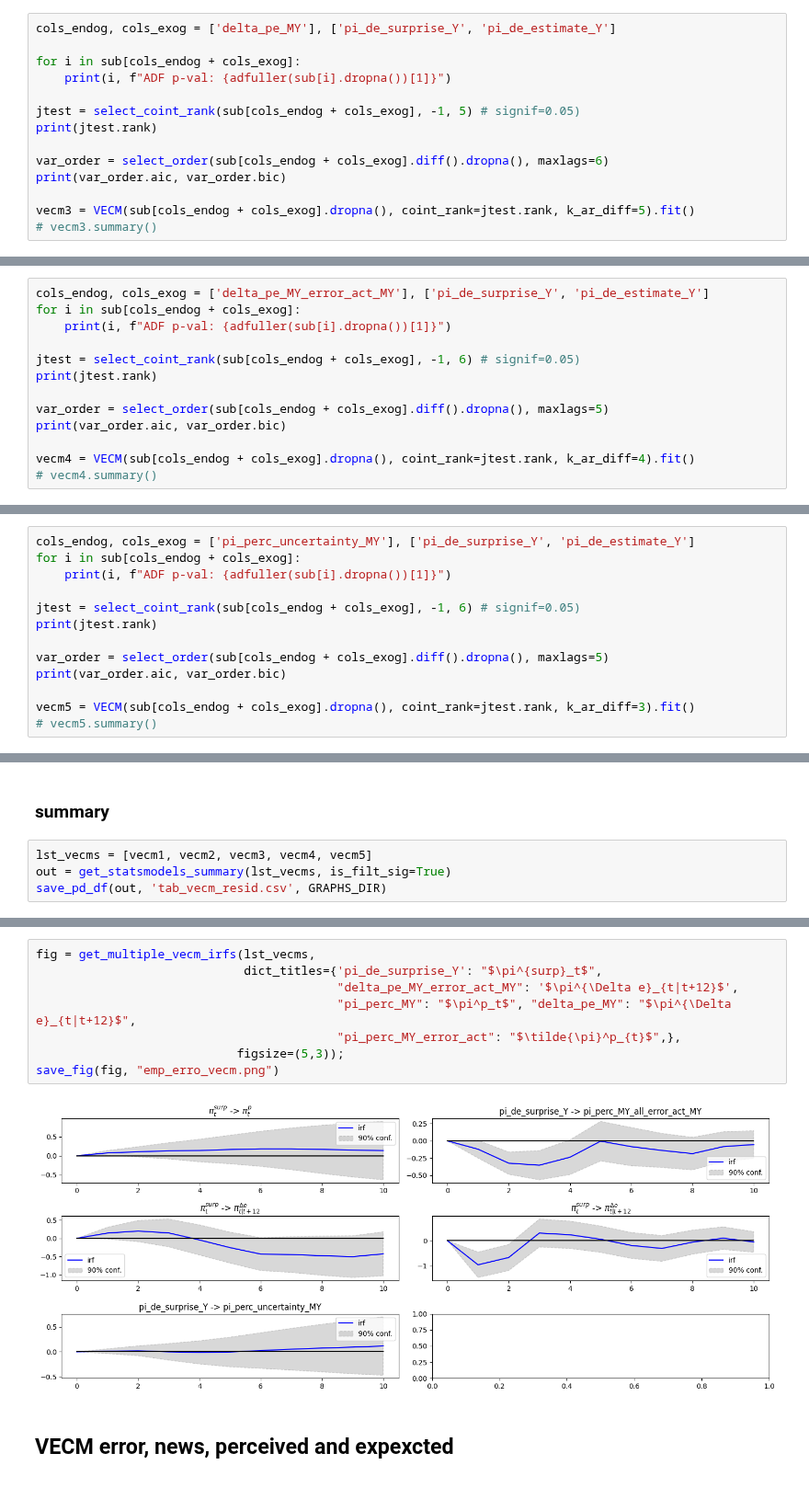
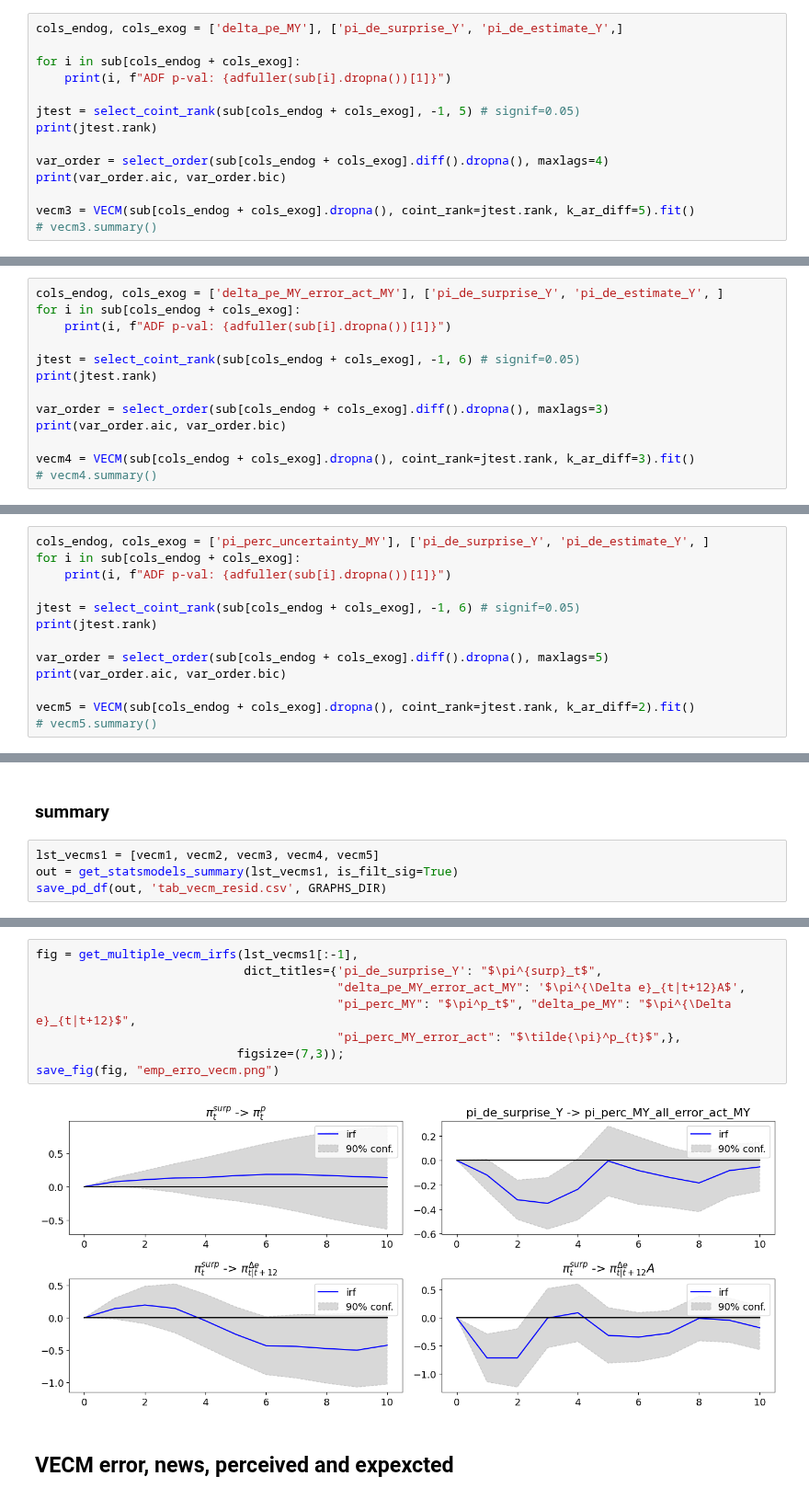
Before and after one commit to lukasgrahl/memoire2, a Jupyter notebook: notebooks/03-Analysis.ipynb, the cells around one changed output, grey strips where cells are left out. Shown at 92% size. Cells and saved outputs as stored; diff of their text form.

```diff
--- a/notebooks/03-Analysis.ipynb
+++ b/notebooks/03-Analysis.ipynb
@@ -368,7 +621,7 @@ sub = pd_join_freq(df.groupby('month_recorded')[['delta_pe_MY',]].last().dropna(
                    'M', keep_left_index=False).drop_duplicates().dropna()
 # sub.plot()
 # %%
-cols_endog, cols_exog = ['delta_pe_MY'], ['pi_de_surprise_Y', 'pi_de_estimate_Y']
+cols_endog, cols_exog = ['delta_pe_MY'], ['pi_de_surprise_Y', 'pi_de_estimate_Y',]
 
 for i in sub[cols_endog + cols_exog]:
     print(i, f"ADF p-val: {adfuller(sub[i].dropna())[1]}")
@@ -376,7 +629,7 @@ for i in sub[cols_endog + cols_exog]:
 jtest = select_coint_rank(sub[cols_endog + cols_exog], -1, 5) # signif=0.05)
 print(jtest.rank)
 
-var_order = select_order(sub[cols_endog + cols_exog].diff().dropna(), maxlags=6)
+var_order = select_order(sub[cols_endog + cols_exog].diff().dropna(), maxlags=4)
 print(var_order.aic, var_order.bic)
 
 vecm3 = VECM(sub[cols_endog + cols_exog].dropna(), coint_rank=jtest.rank, k_ar_diff=5).fit()
@@ -398,17 +651,17 @@ sub = pd_join_freq(df.groupby('month_recorded')[['delta_pe_MY_error_act_MY',]].l
                    'M', keep_left_index=False).drop_duplicates().dropna()
 # sub.plot()
 # %%
-cols_endog, cols_exog = ['delta_pe_MY_error_act_MY'], ['pi_de_surprise_Y', 'pi_de_estimate_Y']
+cols_endog, cols_exog = ['delta_pe_MY_error_act_MY'], ['pi_de_surprise_Y', 'pi_de_estimate_Y', ]
 for i in sub[cols_endog + cols_exog]:
     print(i, f"ADF p-val: {adfuller(sub[i].dropna())[1]}")
 
 jtest = select_coint_rank(sub[cols_endog + cols_exog], -1, 6) # signif=0.05)
 print(jtest.rank)
 
-var_order = select_order(sub[cols_endog + cols_exog].diff().dropna(), maxlags=5)
+var_order = select_order(sub[cols_endog + cols_exog].diff().dropna(), maxlags=3)
 print(var_order.aic, var_order.bic)
 
-vecm4 = VECM(sub[cols_endog + cols_exog].dropna(), coint_rank=jtest.rank, k_ar_diff=4).fit()
+vecm4 = VECM(sub[cols_endog + cols_exog].dropna(), coint_rank=jtest.rank, k_ar_diff=3).fit()
 # vecm4.summary()
 # %% [output]
 delta_pe_MY_error_act_MY ADF p-val: 0.9509824412702439
@@ -424,7 +677,7 @@ sub = pd_join_freq(df.groupby('month_recorded')[['pi_perc_uncertainty_MY',]].las
                    'M', keep_left_index=False).drop_duplicates().dropna()
 # sub.plot()
 # %%
-cols_endog, cols_exog = ['pi_perc_uncertainty_MY'], ['pi_de_surprise_Y', 'pi_de_estimate_Y']
+cols_endog, cols_exog = ['pi_perc_uncertainty_MY'], ['pi_de_surprise_Y', 'pi_de_estimate_Y', ]
 for i in sub[cols_endog + cols_exog]:
     print(i, f"ADF p-val: {adfuller(sub[i].dropna())[1]}")
 
@@ -434,7 +687,7 @@ print(jtest.rank)
 var_order = select_order(sub[cols_endog + cols_exog].diff().dropna(), maxlags=5)
 print(var_order.aic, var_order.bic)
 
-vecm5 = VECM(sub[cols_endog + cols_exog].dropna(), coint_rank=jtest.rank, k_ar_diff=3).fit()
+vecm5 = VECM(sub[cols_endog + cols_exog].dropna(), coint_rank=jtest.rank, k_ar_diff=2).fit()
 # vecm5.summary()
 # %% [output]
 pi_perc_uncertainty_MY ADF p-val: 0.0006861008216353449
@@ -448,6 +701,6 @@ pi_de_estimate_Y ADF p-val: 0.23711226517334416
 # %% [markdown]
 ### summary
 # %%
-lst_vecms = [vecm1, vecm2, vecm3, vecm4, vecm5]
-out = get_statsmodels_summary(lst_vecms, is_filt_sig=True)
+lst_vecms1 = [vecm1, vecm2, vecm3, vecm4, vecm5]
+out = get_statsmodels_summary(lst_vecms1, is_filt_sig=True)
 save_pd_df(out, 'tab_vecm_resid.csv', GRAPHS_DIR)
@@ -454,13 +726,13 @@ save_pd_df(out, 'tab_vecm_resid.csv', GRAPHS_DIR)
 # %%
-fig = get_multiple_vecm_irfs(lst_vecms,
+fig = get_multiple_vecm_irfs(lst_vecms1[:-1],
                              dict_titles={'pi_de_surprise_Y': "$\pi^{surp}_t$",
-                                          "delta_pe_MY_error_act_MY": '$\pi^{\Delta e}_{t|t+12}$',
+                                          "delta_pe_MY_error_act_MY": '$\pi^{\Delta e}_{t|t+12}A$',
                                           "pi_perc_MY": "$\pi^p_t$", "delta_pe_MY": "$\pi^{\Delta e}_{t|t+12}$",
                                           "pi_perc_MY_error_act": "$\tilde{\pi}^p_{t}$",},
-                            figsize=(5,3));
+                            figsize=(7,3));
 save_fig(fig, "emp_erro_vecm.png")
 # %% [output]
-[figure, old version]
+[figure, new version]
 # %% [markdown]
 ## VECM error, news, perceived and expexcted
 # %% [markdown]
```
Also changed, not shown: parts of 34 cells of this notebook, 3 other files.
